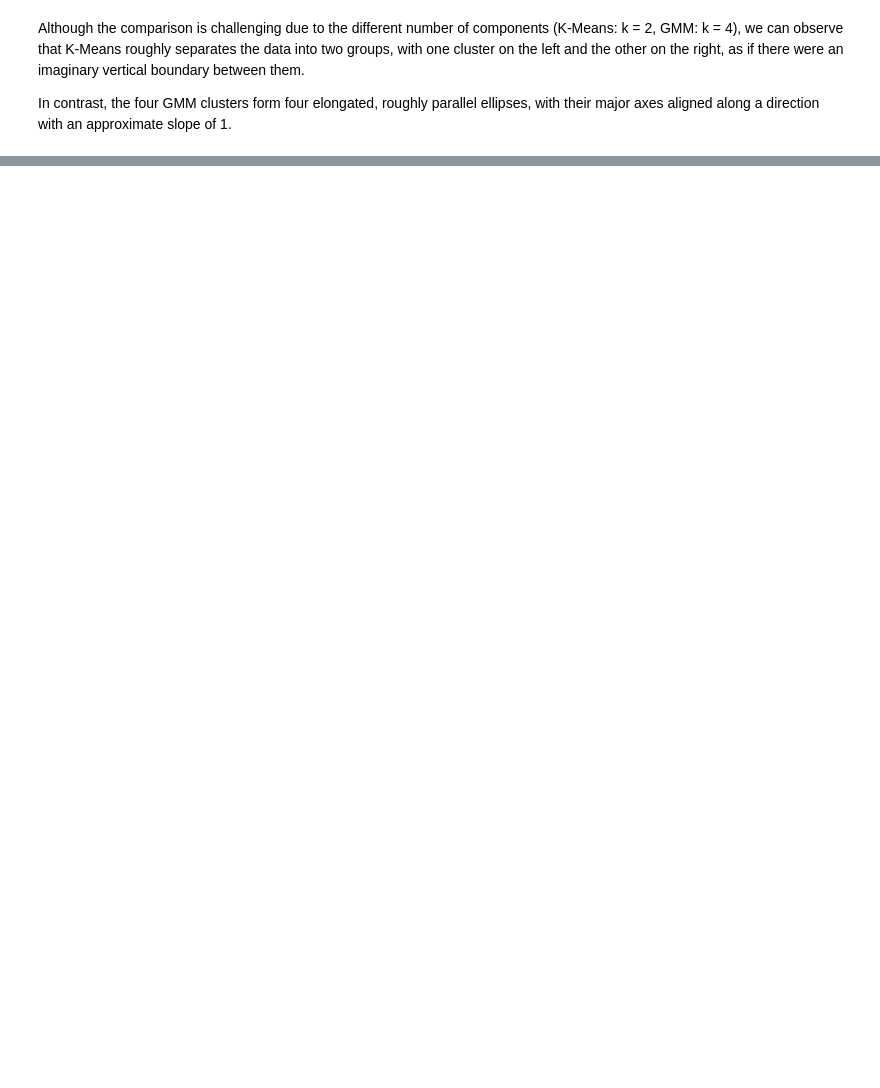
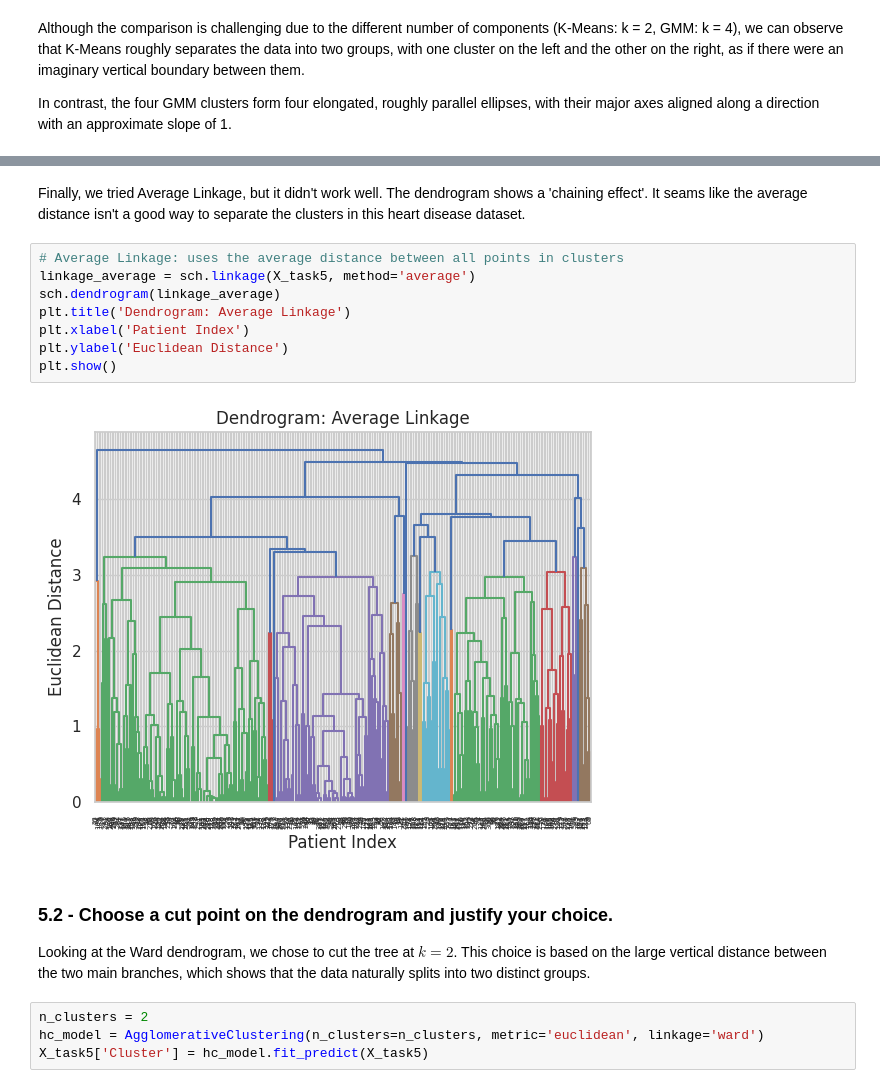
Before and after one commit to harasarahh/machine-learning-projects, a Jupyter notebook: ML_assignment1.ipynb, the cells around one changed output, grey strips where cells are left out. Saved outputs shown, nothing was run; the diff lists cells and outputs as text; blank space fills up the shorter version.

```diff
--- a/ML_assignment1.ipynb
+++ b/ML_assignment1.ipynb
@@ -1445,0 +1480,20 @@ In contrast, the four GMM clusters form four elongated, roughly parallel ellipse
+# %% [markdown]
+Finally, we tried Average Linkage, but it didn't work well. The dendrogram shows a 'chaining effect'. It seams like the average distance isn't a good way to separate the clusters in this heart disease dataset.
+# %%
+# Average Linkage: uses the average distance between all points in clusters
+linkage_average = sch.linkage(X_task5, method='average')
+sch.dendrogram(linkage_average)
+plt.title('Dendrogram: Average Linkage')
+plt.xlabel('Patient Index')
+plt.ylabel('Euclidean Distance')
+plt.show()
+# %% [output]
+[figure, added]
+# %% [markdown]
+### 5.2 - Choose a cut point on the dendrogram and justify your choice.
+
+Looking at the Ward dendrogram, we chose to cut the tree at $k=2$. This choice is based on the large vertical distance between the two main branches, which shows that the data naturally splits into two distinct groups.
+# %%
+n_clusters = 2
+hc_model = AgglomerativeClustering(n_clusters=n_clusters, metric='euclidean', linkage='ward')
+X_task5['Cluster'] = hc_model.fit_predict(X_task5)
```
Also changed, not shown: parts of 49 cells of this notebook.
